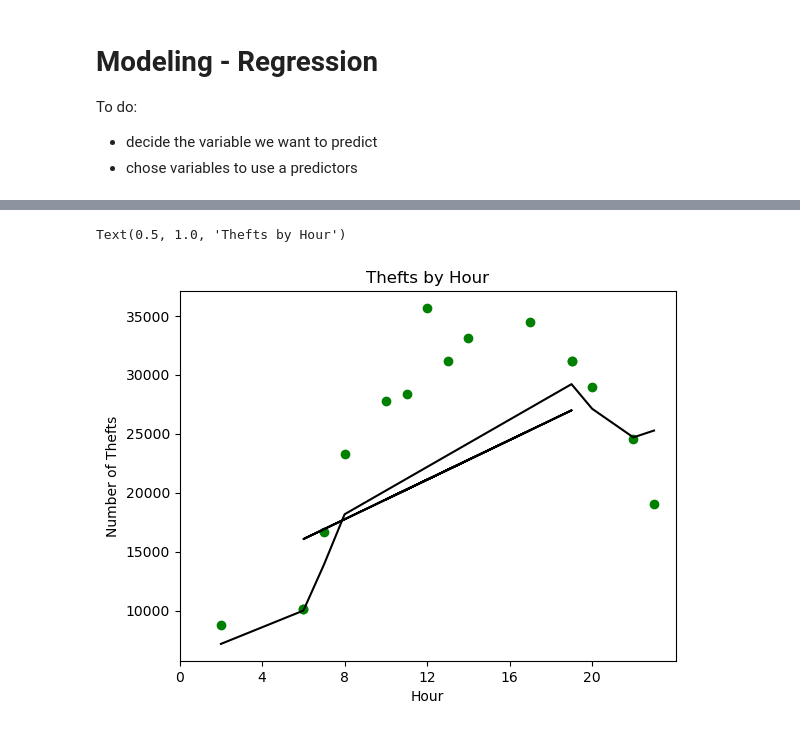
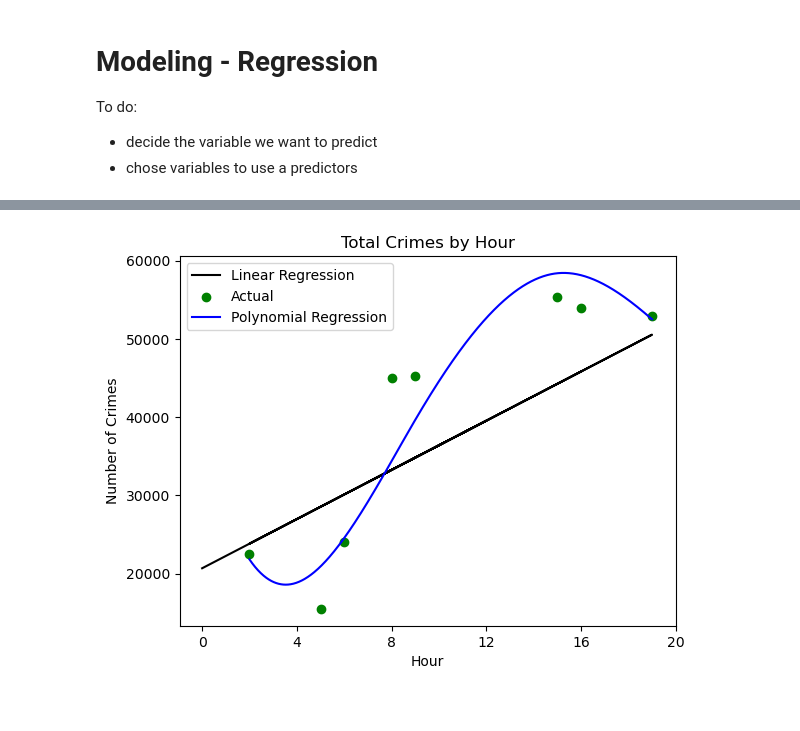
Before and after one commit to gbd2/deep23, a Jupyter notebook: crime_workshop10_1.ipynb, the cells around one changed output, grey strips where cells are left out. Cells and saved outputs as stored; diff of their text form; code cells hidden in the pictures.

Commit message:
Interpolated nonlinear regression models

```diff
--- a/crime_workshop10_1.ipynb
+++ b/crime_workshop10_1.ipynb
@@ -580,9 +641,10 @@ Text(0.5, 1.0, 'Robberies by Hour')
 # %%
-# Theft Regression
+# All Crimes Regression
 from sklearn.model_selection import train_test_split
 from sklearn.linear_model import LinearRegression
 from sklearn.preprocessing import PolynomialFeatures
 from sklearn import metrics
+from scipy.interpolate import make_interp_spline
 
 X = pd.DataFrame()
 y = pd.DataFrame()
@@ -590,7 +652,7 @@ X["Hour"] = range(0,24)
 
 freqlist = []
 for i in range(24):
-    freqlist.append(crime_df_theft[crime_df_theft["Hour"] == i].shape[0])
+    freqlist.append(crime_df[crime_df["Hour"] == i].shape[0])
 
 y["Number_Crimes"] = freqlist
 
@@ -613,40 +675,48 @@ poly = PolynomialFeatures(degree=4, include_bias=False)
 #         predictions_poly = poly_reg_model.predict(poly.fit_transform(X_test['Hour'].values.reshape(-1, 1)))
 #         mse = metrics.mean_squared_error(y_test, predictions_poly)
 #         rmse_mean += np.sqrt(mse)
 #     rmse_mean /= 100
 #     if rmse_mean < min_rmse:
 #         min_rmse = rmse_mean
 #         best = current_test_size
 
 # print(best)
 
 # Linear Regression (not good for this)
 X_train, X_test, y_train, y_test = train_test_split(X, y, test_size=.3)
 model.fit(X_train, y_train)
 predictions = model.predict(X_test)
 
 mse = metrics.mean_squared_error(y_test, predictions)
 rmse = np.sqrt(mse)
-
-plt.scatter(X_test['Hour'], y_test, color='g')
-plt.plot(X_test['Hour'], predictions, color="k")
-plt.show
+plt.plot(X_test['Hour'], predictions, color="k", label='Linear Regression')
 
 # Nonlinear regression
 X_train, X_test, y_train, y_test = train_test_split(X, y, test_size=0.3)
 poly_features = poly.fit_transform(X_train['Hour'].values.reshape(-1, 1))
 poly_reg_model.fit(poly_features, y_train)
 predictions_poly = poly_reg_model.predict(poly.fit_transform(X_test['Hour'].values.reshape(-1, 1)))
 mse = metrics.mean_squared_error(y_test, predictions_poly)
 rmse = np.sqrt(mse)
 
 sorted_index_poly = X_test['Hour'].argsort()
-plt.scatter(X_test['Hour'], y_test, color='g')
-plt.plot(X_test['Hour'].iloc[sorted_index_poly], predictions_poly[sorted_index_poly], color="k")
+# Generate a smooth curve using make_interp_spline
+spl = make_interp_spline(X_test['Hour'].iloc[sorted_index_poly], predictions_poly[sorted_index_poly], k=3)
+
+# Create a finer set of points for the smooth curve
+x_smooth = np.linspace(X_test['Hour'].iloc[sorted_index_poly].min(), X_test['Hour'].iloc[sorted_index_poly].max(), 1000)
+
+# Evaluate the spline at the finer points
+y_smooth = spl(x_smooth)
+
+# Plot the scatter plot and the smooth curve
+plt.scatter(X_test['Hour'], y_test, color='g', label='Actual')
+plt.plot(x_smooth, y_smooth, color="b", label='Polynomial Regression')
 plt.xticks(np.arange(0, 24, 4))
 plt.xlabel("Hour")
-plt.ylabel("Number of Thefts")
-plt.title("Thefts by Hour")
+plt.ylabel("Number of Crimes")
+plt.title("Total Crimes by Hour")
+plt.legend()
+plt.show()
 # %% [output]
-Text(0.5, 1.0, 'Thefts by Hour')
-[figure, old version]
+[figure, new version]
```
Also changed, not shown: parts of 5 cells of this notebook.
